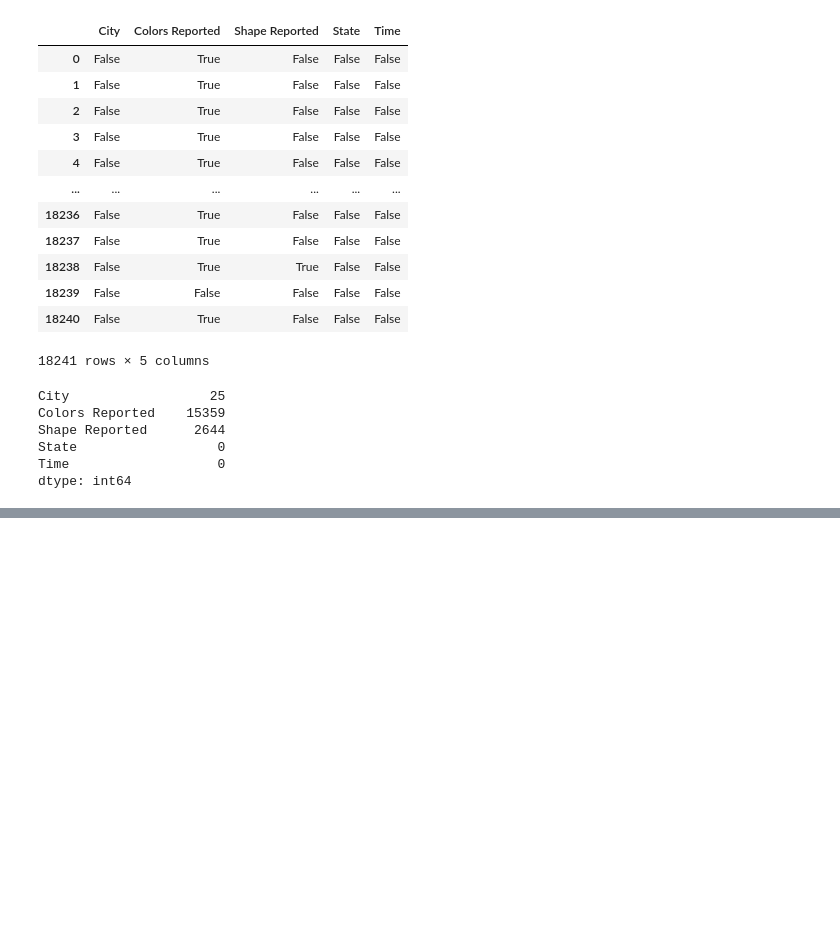
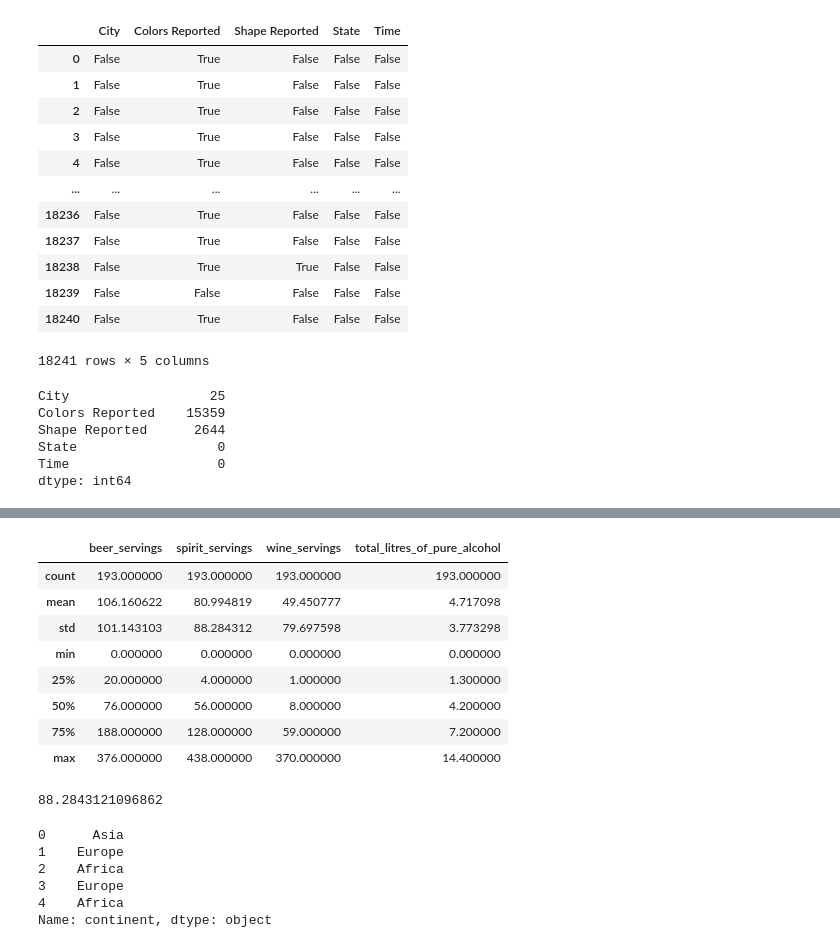
Before and after one commit to monisakhtar/ML, a Jupyter notebook: Pandas.ipynb, the cells around one changed output, grey strips where cells are left out. Drawn from its saved outputs; the diff is of its cells as text; code cells hidden in the pictures; blank space fills up the shorter version.

```diff
--- a/Pandas.ipynb
+++ b/Pandas.ipynb
@@ -1016,0 +1180,4 @@ dtype: int64
+# %%
+# Changing the index value
+drinks.set_index('country', inplace = True)
+drinks.head()
@@ -1016,0 +1215,4 @@ dtype: int64
+# %%
+# Removing the name of the index
+drinks.index.name = None
+drinks.head()
@@ -1016,0 +1226,4 @@ dtype: int64
+# %%
+# Resetting index name
+drinks.index.name = 'country'
+drinks.head()
@@ -1016,0 +1238,4 @@ dtype: int64
+# %%
+# Resetting the index
+drinks.reset_index(inplace = True)
+drinks.head()
@@ -1016,0 +1249,26 @@ dtype: int64
+# %%
+# The describe method gives DataFrame as output
+drinks.describe()
+# %% [output]
+|  | beer_servings | spirit_servings | wine_servings | total_litres_of_pure_alcohol |
+| count | 193.000000 | 193.000000 | 193.000000 | 193.000000 |
+| mean | 106.160622 | 80.994819 | 49.450777 | 4.717098 |
+| std | 101.143103 | 88.284312 | 79.697598 | 3.773298 |
+| min | 0.000000 | 0.000000 | 0.000000 | 0.000000 |
+| 25% | 20.000000 | 4.000000 | 1.000000 | 1.300000 |
+| 50% | 76.000000 | 56.000000 | 8.000000 | 4.200000 |
+| 75% | 188.000000 | 128.000000 | 59.000000 | 7.200000 |
+| max | 376.000000 | 438.000000 | 370.000000 | 14.400000 |
+# %%
+drinks.describe().loc['std', 'spirit_servings']
+# %% [output]
+88.2843121096862
+# %%
+drinks['continent'].head()
+# %% [output]
+0      Asia
+1    Europe
+2    Africa
+3    Europe
+4    Africa
+Name: continent, dtype: object
```
Also changed, not shown: parts of 34 cells of this notebook.
